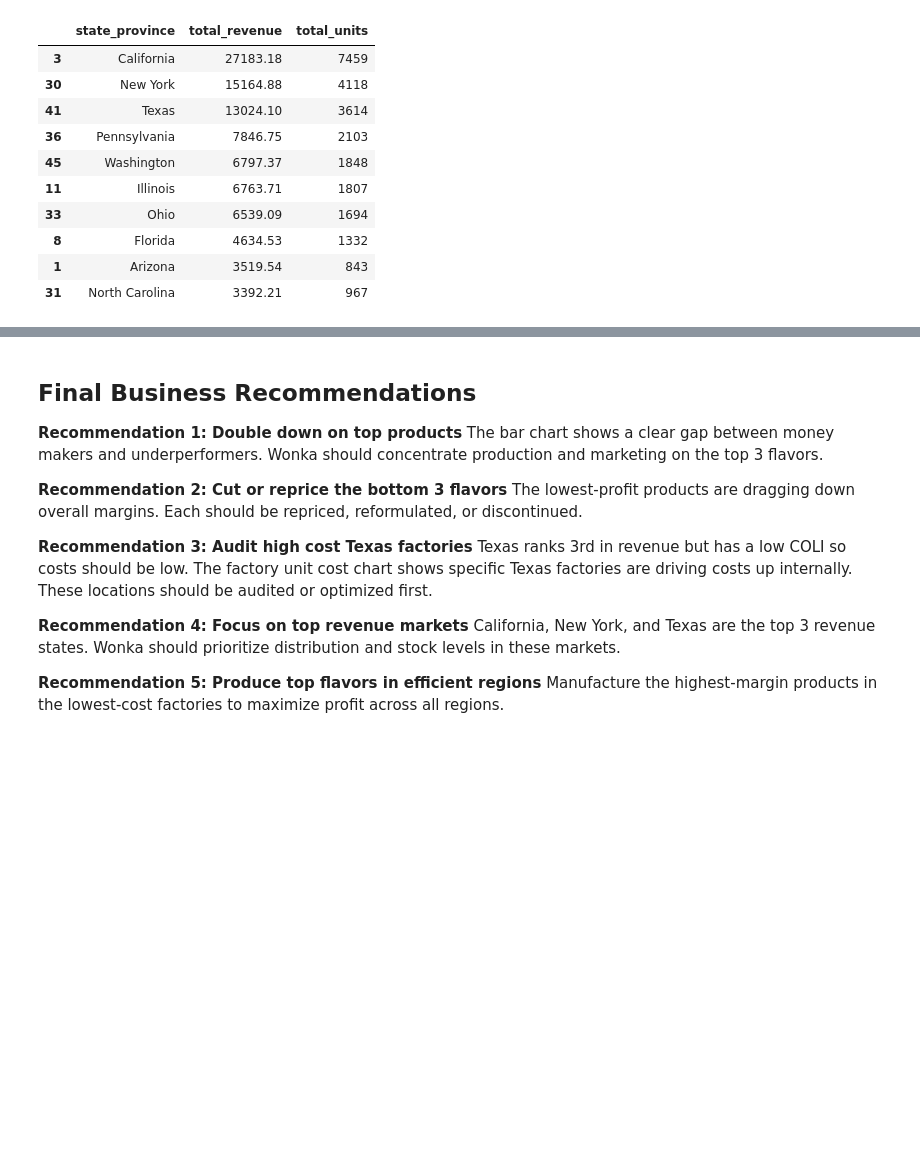
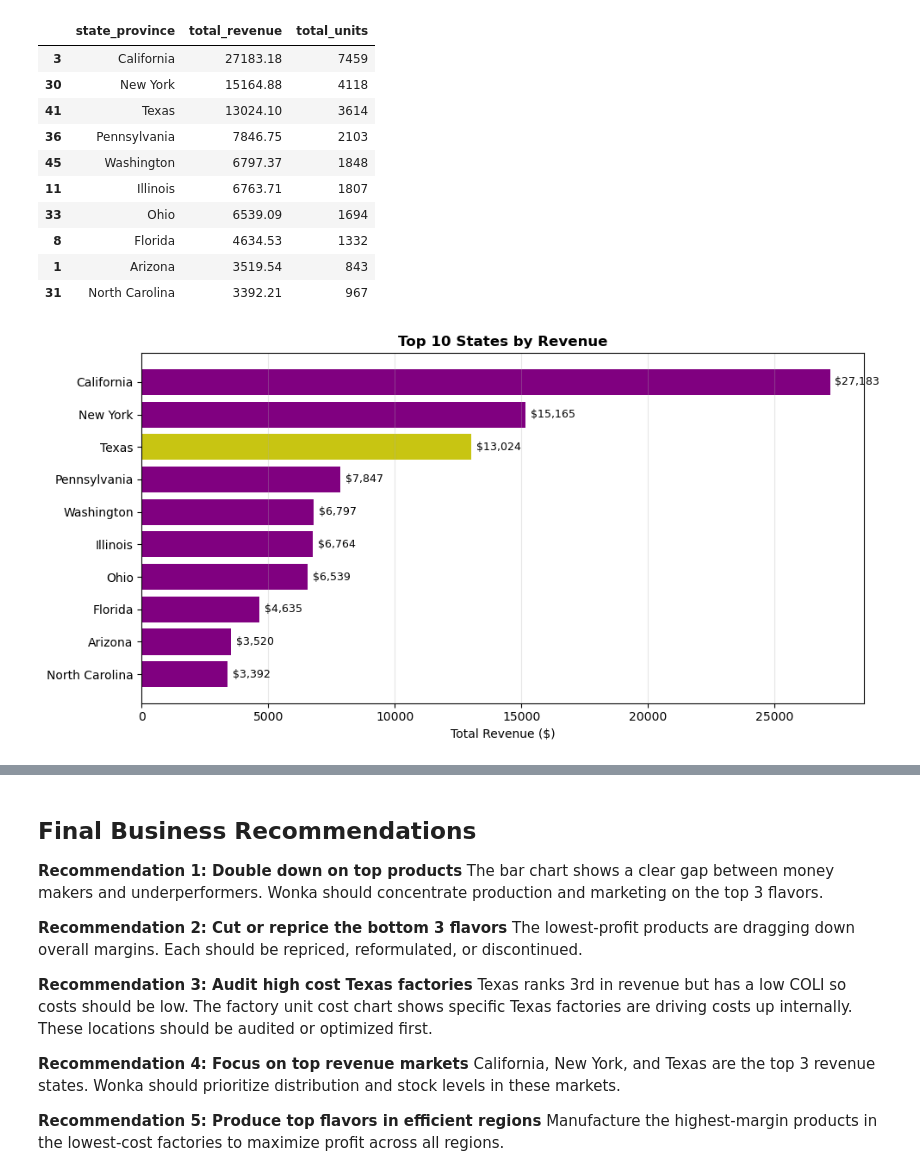
Before and after one commit to meisnerfiona-it/wonka-factory-database-project, a Jupyter notebook: data/clean/Final_Storytelling.ipynb, the cells around one changed output, grey strips where cells are left out. Saved outputs shown, nothing was run; the diff lists cells and outputs as text; code cells hidden in the pictures; blank space fills up the shorter version.

```diff
--- a/data/clean/Final_Storytelling.ipynb
+++ b/data/clean/Final_Storytelling.ipynb
@@ -218,3 +218,22 @@ df_region_perf.head(10)
 | 8 | Florida | 4634.53 | 1332 |
 | 1 | Arizona | 3519.54 | 843 |
 | 31 | North Carolina | 3392.21 | 967 |
+# %%
+top10 = df_region_perf.head(10)
+
+fig, ax = plt.subplots(figsize=(10, 5))
+colors = ["#c8c512" if s == "Texas" else "purple" for s in top10["state_province"]]
+bars = ax.barh(top10["state_province"], top10["total_revenue"], color=colors)
+
+for bar, val in zip(bars, top10["total_revenue"]):
+    ax.text(bar.get_width() + 200, bar.get_y() + bar.get_height()/2,
+            f'${val:,.0f}', va="center", fontsize=9)
+
+ax.invert_yaxis()
+ax.set_xlabel("Total Revenue ($)")
+ax.set_title("Top 10 States by Revenue", fontweight="bold")
+ax.grid(axis="x", alpha=0.3)
+plt.tight_layout()
+plt.show()
+# %% [output]
+[figure, added]
```
Also changed, not shown: parts of 3 cells of this notebook.
